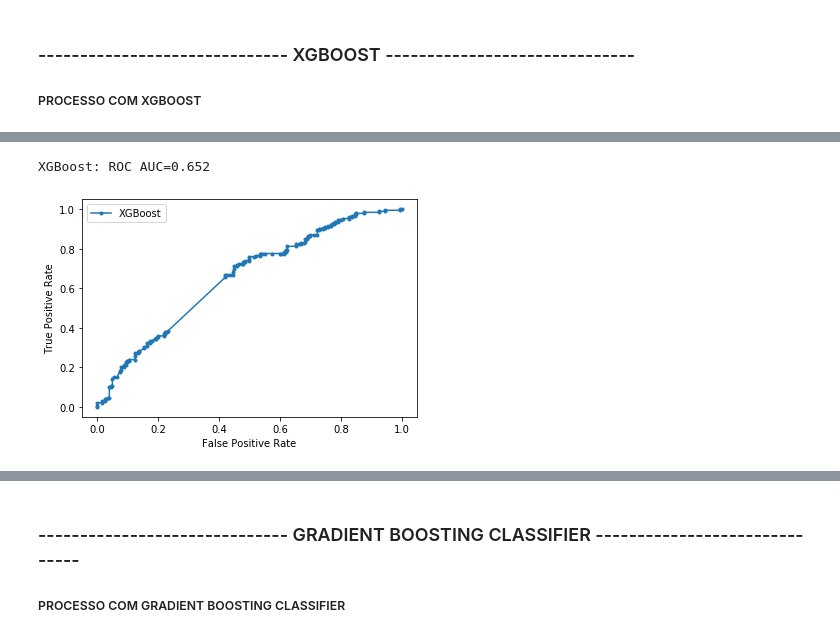
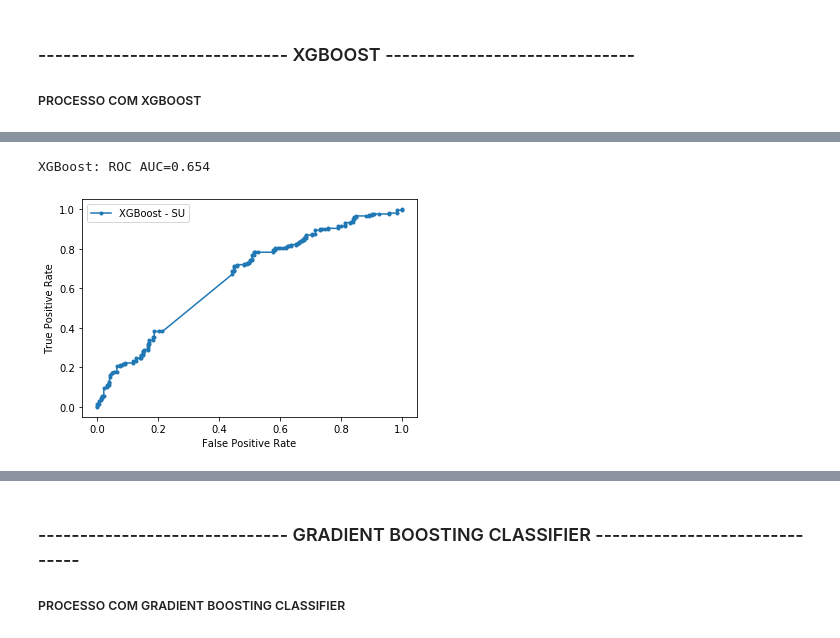
Before and after one commit to calitaz/comments_analyse_tcc, a Jupyter notebook: generate_results_model_training.ipynb, the cells around one changed output, grey strips where cells are left out. Saved outputs shown, nothing was run; the diff lists cells and outputs as text; code cells hidden in the pictures.

```diff
--- a/generate_results_model_training.ipynb
+++ b/generate_results_model_training.ipynb
@@ -616,19 +616,19 @@ sn.heatmap(results_model_su/np.sum(results_model_su), annot=True,
 # %%
 model_probs_su = model_su.predict_proba(teste_su)
 model_probs_su = model_probs_su[:, 1]
 model_auc_su = roc_auc_score(classe_teste_su, model_probs_su)
 
 print('XGBoost: ROC AUC=%.3f' % (model_auc_su))
 
 model_fpr_su, model_tpr_su, _ = roc_curve(classe_teste_su, model_probs_su)
-plt.plot(model_fpr_su, model_tpr_su, marker='.', label='XGBoost')
+plt.plot(model_fpr_su, model_tpr_su, marker='.', label='XGBoost - SU')
 plt.xlabel('False Positive Rate')
 plt.ylabel('True Positive Rate')
 plt.legend()
 plt.show()
 # %% [output]
-XGBoost: ROC AUC=0.652
+XGBoost: ROC AUC=0.654
-[figure, old version]
+[figure, new version]
 # %%
 # Base com preprocessamento com unidecode
 model_wu = XGBClassifier()
```
Also changed, not shown: parts of 56 cells of this notebook, 7 other files.
